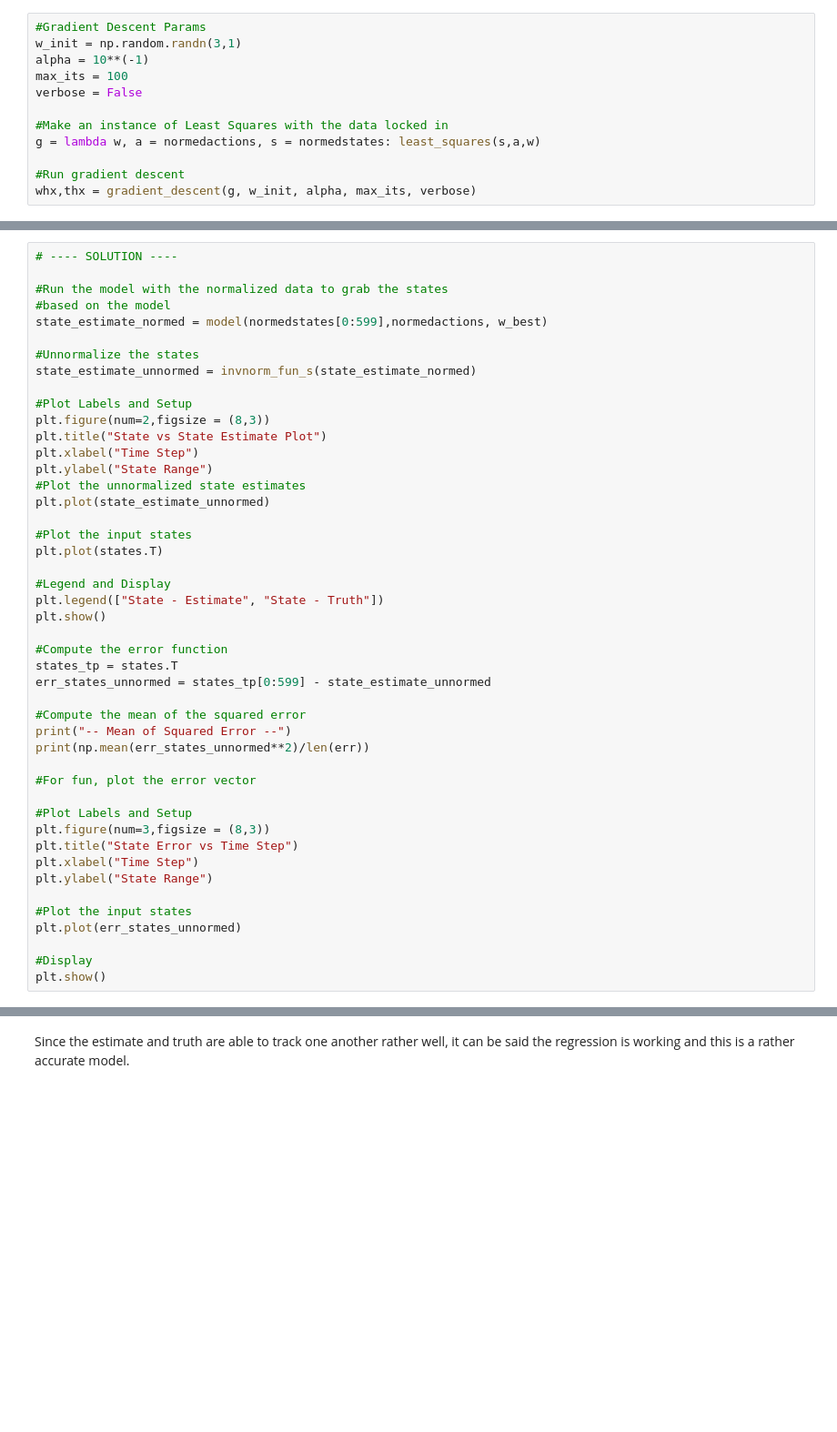
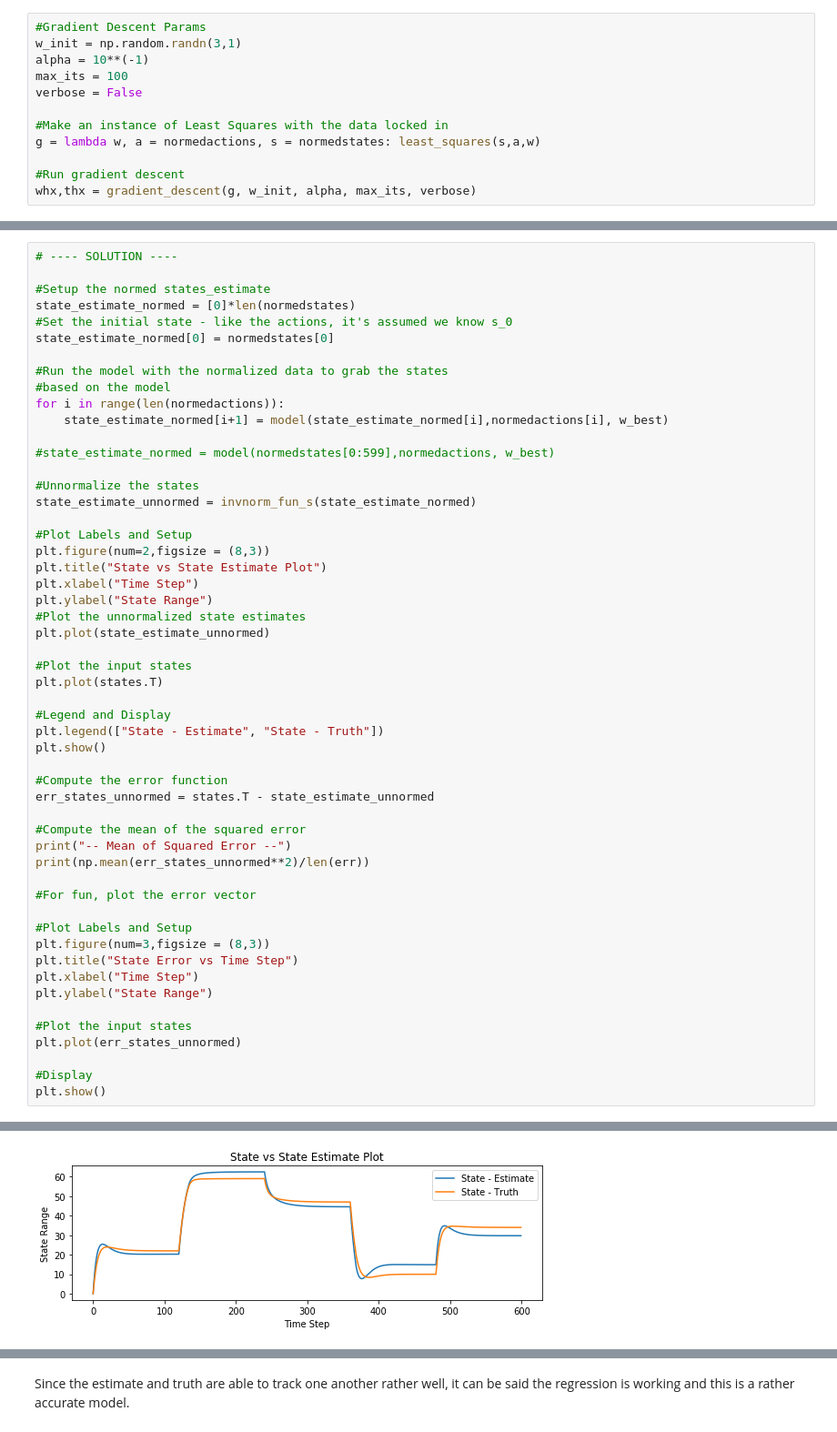
Before and after one commit to chrisxmiller/class1819, a Jupyter notebook: 19SP_EECS495_RL/HW1/homework_1_exercise_1.ipynb, the cells around one changed output, grey strips where cells are left out. Shown at 91% size. Cells and saved outputs as stored; diff of their text form; blank space fills up the shorter version.

Commit message:
Fixed P1 - incorrectly propogated states originally

```diff
--- a/19SP_EECS495_RL/HW1/homework_1_exercise_1.ipynb
+++ b/19SP_EECS495_RL/HW1/homework_1_exercise_1.ipynb
@@ -199,9 +195,17 @@ print(np.mean(err**2)/len(err))
 # %%
 # ---- SOLUTION ----
 
+#Setup the normed states_estimate
+state_estimate_normed = [0]*len(normedstates)
+#Set the initial state - like the actions, it's assumed we know s_0
+state_estimate_normed[0] = normedstates[0]
+
 #Run the model with the normalized data to grab the states
 #based on the model
-state_estimate_normed = model(normedstates[0:599],normedactions, w_best)
+for i in range(len(normedactions)):
+    state_estimate_normed[i+1] = model(state_estimate_normed[i],normedactions[i], w_best)
+
+#state_estimate_normed = model(normedstates[0:599],normedactions, w_best)
 
 #Unnormalize the states
 state_estimate_unnormed = invnorm_fun_s(state_estimate_normed)
@@ -222,8 +226,7 @@ plt.legend(["State - Estimate", "State - Truth"])
 plt.show()
 
 #Compute the error function
-states_tp = states.T
-err_states_unnormed = states_tp[0:599] - state_estimate_unnormed
+err_states_unnormed = states.T - state_estimate_unnormed
 
 #Compute the mean of the squared error
 print("-- Mean of Squared Error --")
@@ -248 +249,2 @@ plt.show()
+[figure, added]
 -- Mean of Squared Error --
```
Also changed, not shown: parts of 4 cells of this notebook.
